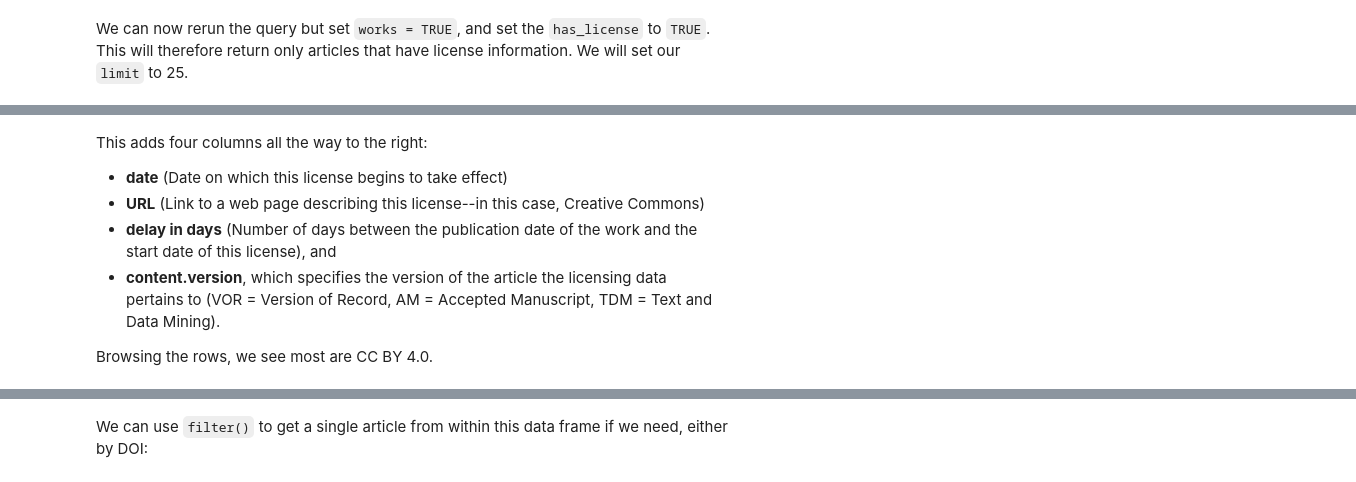
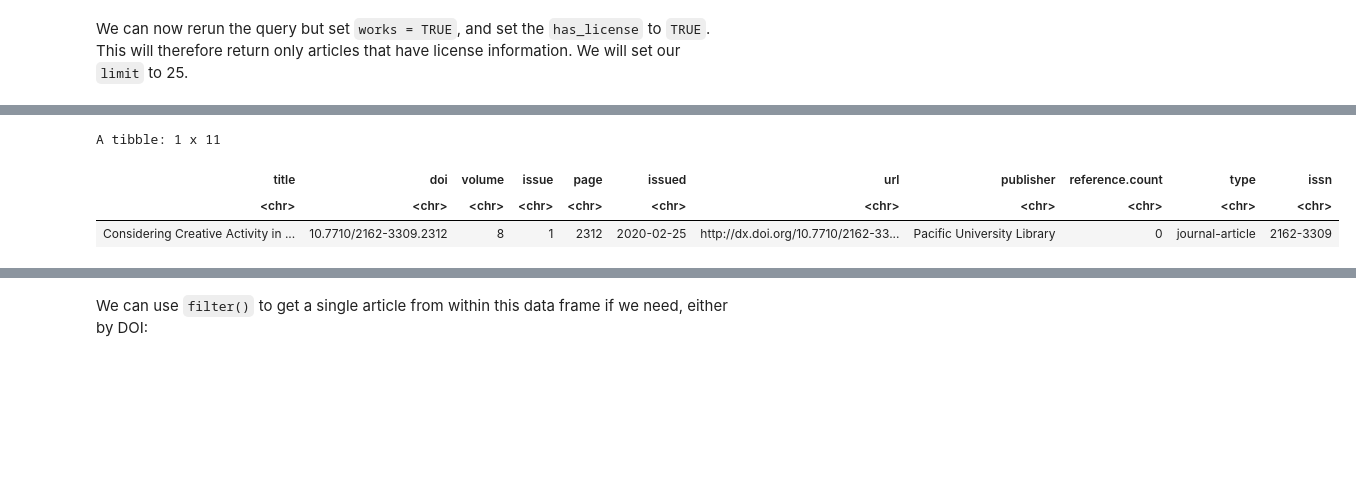
Before and after one commit to ciakovx/rcrossref_erl, a Jupyter notebook: rcrossref.ipynb, the cells around one changed output, grey strips where cells are left out. Drawn from its saved outputs; the diff is of its cells as text; code cells hidden in the pictures; blank space fills up the shorter version.

```diff
--- a/rcrossref.ipynb
+++ b/rcrossref.ipynb
@@ -495,12 +600,14 @@ All articles in *PLoS ONE* are CC licensed, so we have no problem getting result
 # %%
-plosone_license %>%
-  dplyr::select(title, doi, volume, issue, page, issued, url, publisher, reference.count, type, issn, license) %>%
-  tidyr::unnest(license)
+# use filter from dplyr to get only volume 8, issue 1
+jlsc_8_1 <- jlsc_publications_2019 %>%
+  dplyr::filter(volume == "8",
+         issue == "1")
+
+# print the data frame with select columns
+jlsc_8_1 %>%
+  dplyr::select(title, doi, volume, issue, page, issued, url, publisher, reference.count, type, issn)
+# %% [output]
+A tibble: 1 x 11
+| title | doi | volume | issue | page | issued | url | publisher | reference.count | type | issn |
+| <chr> | <chr> | <chr> | <chr> | <chr> | <chr> | <chr> | <chr> | <chr> | <chr> | <chr> |
+| Considering Creative Activity in ... | 10.7710/2162-3309.2312 | 8 | 1 | 2312 | 2020-02-25 | http://dx.doi.org/10.7710/2162-33... | Pacific University Library | 0 | journal-article | 2162-3309 |
-# %% [markdown]
-This adds four columns all the way to the right:
-* **date** (Date on which this license begins to take effect)
-* **URL** (Link to a web page describing this license--in this case, Creative Commons)
-* **delay in days** (Number of days between the publication date of the work and the start date of this license), and
-* **content.version**, which specifies the version of the article the licensing data pertains to (VOR = Version of Record, AM = Accepted Manuscript, TDM = Text and Data Mining).
-
-Browsing the rows, we see most are CC BY 4.0.
```
Also changed, not shown: parts of 113 cells of this notebook, 2 other files.
